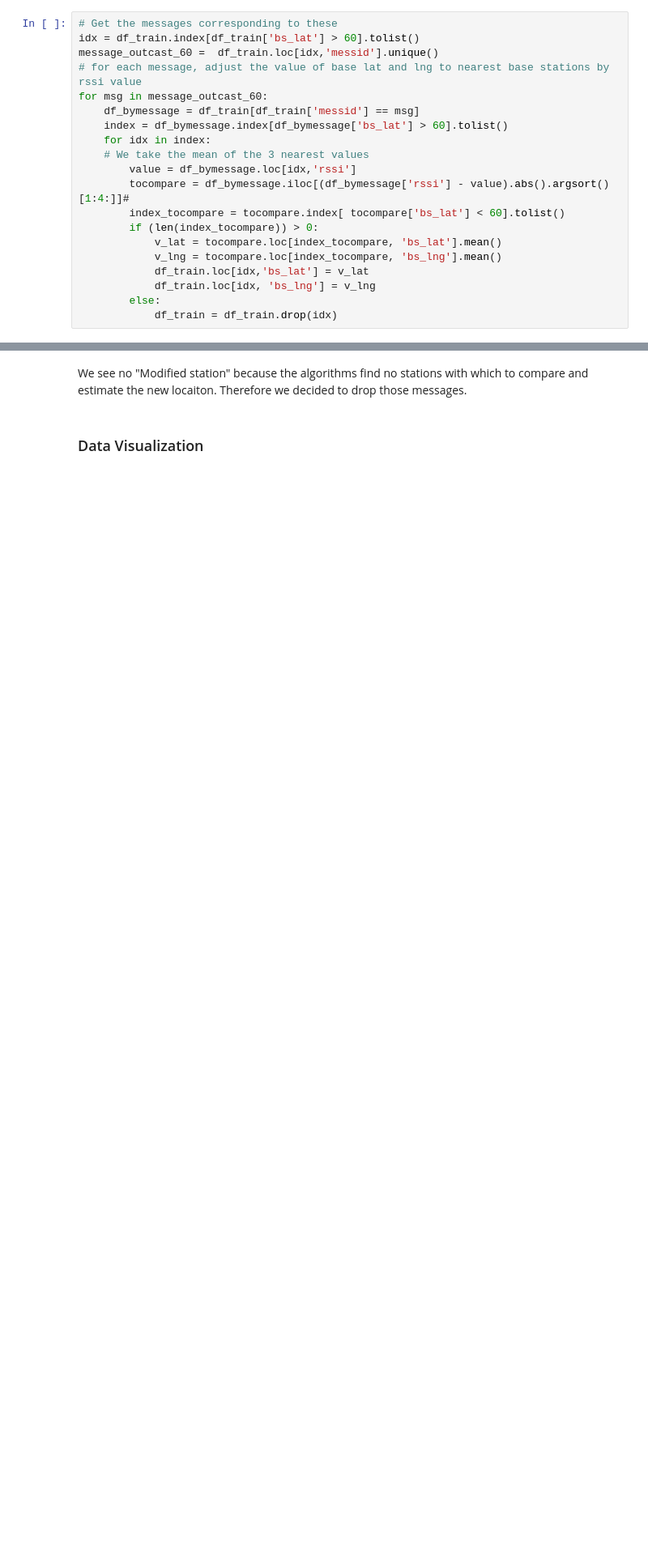
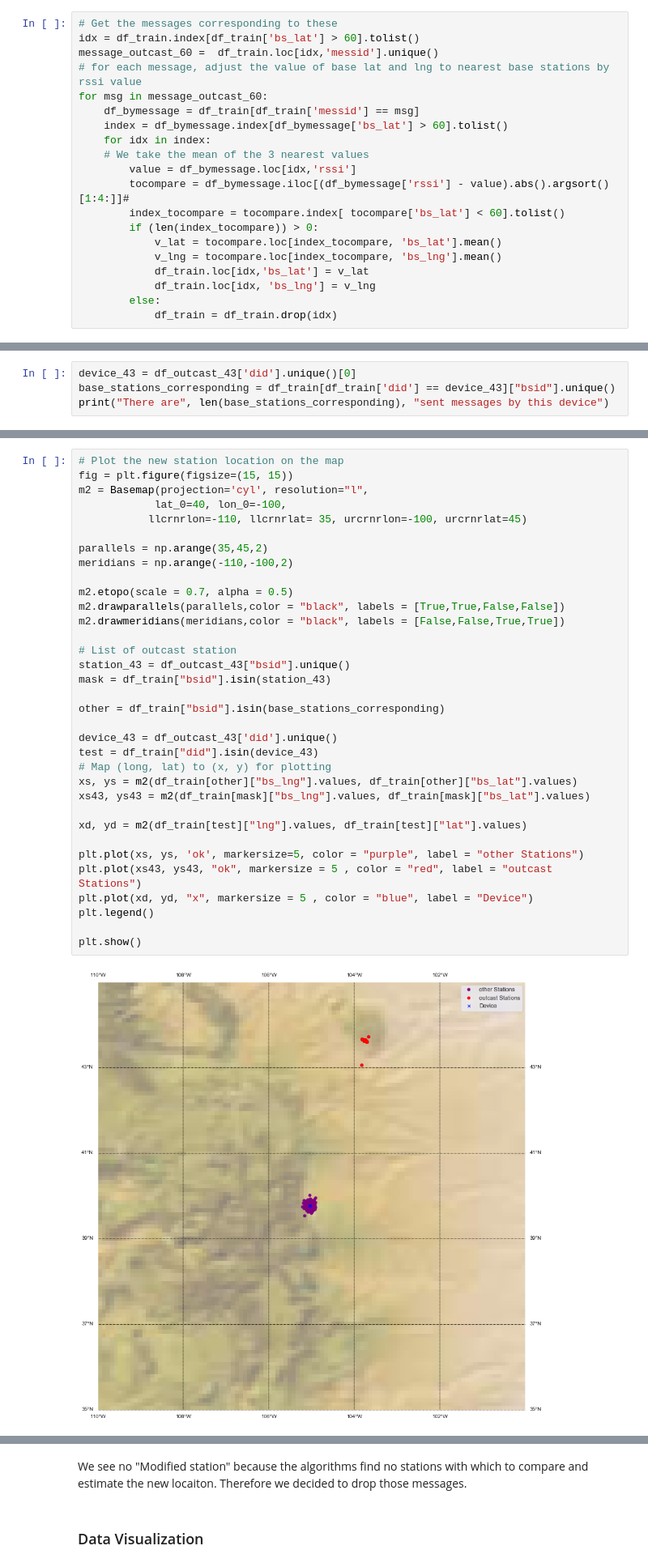
Before and after one commit to MickaelLopes/NetworkBasedGeolocation, a Jupyter notebook: TP_Geoloc_Msp_Telecom_Version_Sarra&Mickael.ipynb, the cells around one changed output, grey strips where cells are left out. Shown at 81% size. Cells and saved outputs as stored; diff of their text form; blank space fills up the shorter version.

```diff
--- a/TP_Geoloc_Msp_Telecom_Version_Sarra&Mickael.ipynb
+++ b/TP_Geoloc_Msp_Telecom_Version_Sarra&Mickael.ipynb
@@ -434,2 +428,6 @@ The number of messages received by those outcast station is: 178
 For those outcast station, the average distance is: 441.88 km
 For those outcast station, the average rssi indicator is: -133.43 dBm
+# %%
+device_43 = df_outcast_43['did'].unique()[0]
+base_stations_corresponding = df_train[df_train['did'] == device_43]["bsid"].unique()
+print("There are", len(base_stations_corresponding), "sent messages by this device")
@@ -436 +438,37 @@ For those outcast station, the average rssi indicator is: -133.43 dBm
+# %%
+# Plot the new station location on the map
+fig = plt.figure(figsize=(15, 15))
+m2 = Basemap(projection='cyl', resolution="l",
+            lat_0=40, lon_0=-100,
+           llcrnrlon=-110, llcrnrlat= 35, urcrnrlon=-100, urcrnrlat=45)
+
+parallels = np.arange(35,45,2)
+meridians = np.arange(-110,-100,2)
+
+m2.etopo(scale = 0.7, alpha = 0.5)
+m2.drawparallels(parallels,color = "black", labels = [True,True,False,False])
+m2.drawmeridians(meridians,color = "black", labels = [False,False,True,True])
+
+# List of outcast station
+station_43 = df_outcast_43["bsid"].unique()
+mask = df_train["bsid"].isin(station_43)
+
+other = df_train["bsid"].isin(base_stations_corresponding)
+
+device_43 = df_outcast_43['did'].unique()
+test = df_train["did"].isin(device_43)
+# Map (long, lat) to (x, y) for plotting
+xs, ys = m2(df_train[other]["bs_lng"].values, df_train[other]["bs_lat"].values)
+xs43, ys43 = m2(df_train[mask]["bs_lng"].values, df_train[mask]["bs_lat"].values)
+
+xd, yd = m2(df_train[test]["lng"].values, df_train[test]["lat"].values)
+
+plt.plot(xs, ys, 'ok', markersize=5, color = "purple", label = "other Stations")
+plt.plot(xs43, ys43, "ok", markersize = 5 , color = "red", label = "outcast Stations")
+plt.plot(xd, yd, "x", markersize = 5 , color = "blue", label = "Device")
+plt.legend()
+
+plt.show()
+# %% [output]
+[figure, added]
 # %% [markdown]
```
Also changed, not shown: parts of 45 cells of this notebook.
